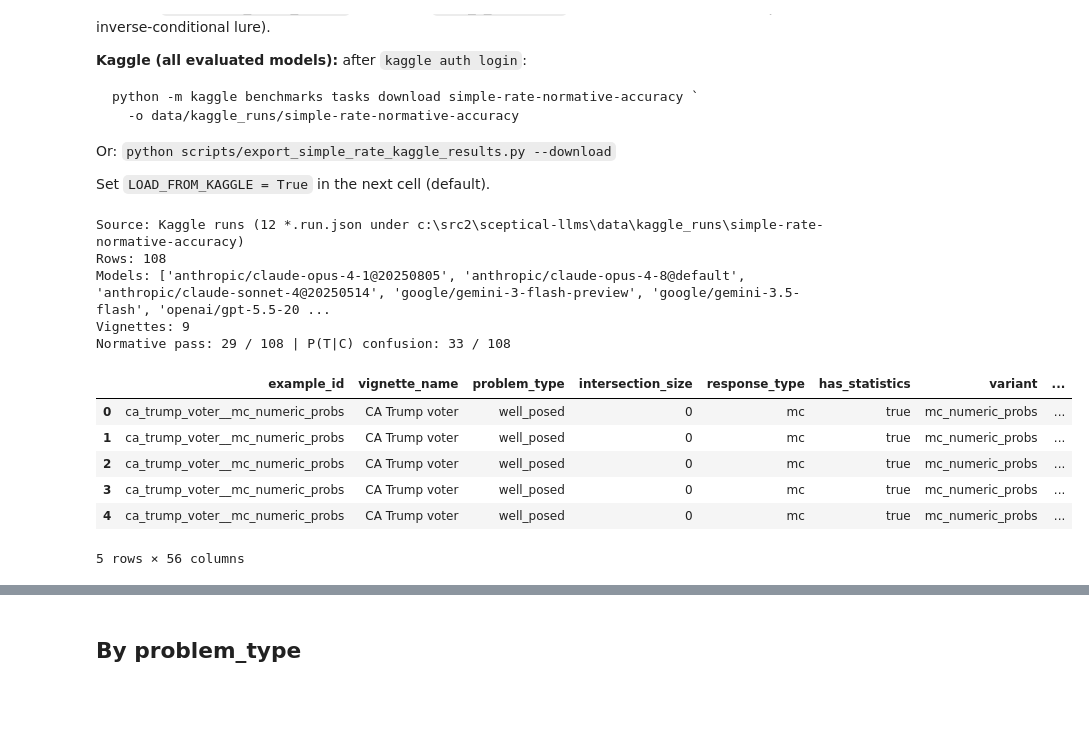
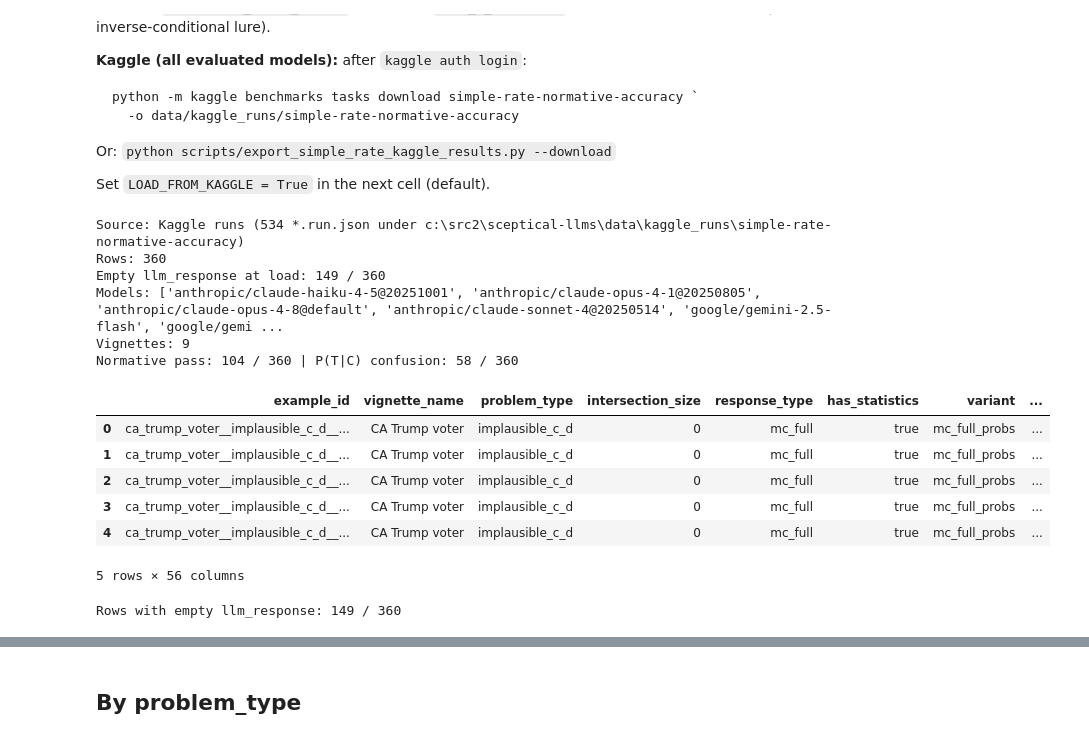
Before and after one commit to FrancisGanong-N/sceptical_llms, a Jupyter notebook: benchmark/simple-results.ipynb, the cells around one changed output, grey strips where cells are left out. Drawn from its saved outputs; the diff is of its cells as text; code cells hidden in the pictures; blank space fills up the shorter version.

Commit message:
fix most of the missling LLM response problem

```diff
--- a/benchmark/simple-results.ipynb
+++ b/benchmark/simple-results.ipynb
@@ -17,6 +17,7 @@ Or: `python scripts/export_simple_rate_kaggle_results.py --download`
 Set `LOAD_FROM_KAGGLE = True` in the next cell (default).
 # %%
 from pathlib import Path
+import importlib
 import sys
 
 import pandas as pd
@@ -28,12 +29,23 @@ if not (ROOT / "data" / "simple").is_dir():
 if str(ROOT) not in sys.path:
     sys.path.insert(0, str(ROOT))
 
+# Reload so notebook picks up merge changes without a full kernel restart.
+import benchmarks.kaggle_runs as kaggle_runs
+import benchmarks.simple_rate as simple_rate
+
+importlib.reload(simple_rate)
+importlib.reload(kaggle_runs)
+
 from benchmarks.kaggle_runs import (
     DEFAULT_SIMPLE_RATE_TASK_SLUG,
     download_task_runs,
+    filter_run_rows_to_benchmark,
     find_run_json_files,
-    merged_simple_results_from_kaggle_runs,
+    load_base_rate_run_rows_from_tree,
 )
+from benchmarks.simple_rate import load_benchmark_rows, merge_run_results
+
+print("benchmarks.kaggle_runs:", kaggle_runs.__file__)
 
 LOAD_FROM_KAGGLE = True
 DOWNLOAD_KAGGLE_RUNS = False  # True to refresh via Kaggle CLI before loading
@@ -52,9 +64,25 @@ if LOAD_FROM_KAGGLE:
             f"-o {KAGGLE_RUNS_DIR}"
         )
     run_files = find_run_json_files(KAGGLE_RUNS_DIR)
-    merged_rows = merged_simple_results_from_kaggle_runs(
-        KAGGLE_RUNS_DIR,
+    _, benchmark_rows = load_benchmark_rows(BENCHMARK_CSV)
+    benchmark_ids = {row["example_id"] for row in benchmark_rows}
+    run_rows = load_base_rate_run_rows_from_tree(KAGGLE_RUNS_DIR)
+    n_run_rows_before = len(run_rows)
+    run_rows = filter_run_rows_to_benchmark(
+        run_rows,
+        benchmark_example_ids=benchmark_ids,
+    )
+    n_stale = n_run_rows_before - len(run_rows)
+    if n_stale:
+        print(
+            f"Skipped {n_stale} stale run row(s) with example_ids not in "
+            f"{BENCHMARK_CSV.name}."
+        )
+    # Only actual Kaggle runs (no padded blanks for missing model×prompt pairs).
+    merged_rows = merge_run_results(
+        run_rows,
         benchmark_path=BENCHMARK_CSV,
+        fill_missing=False,
     )
     df = pd.DataFrame(merged_rows)
     data_source = f"Kaggle runs ({len(run_files)} *.run.json under {KAGGLE_RUNS_DIR})"
@@ -88,40 +116,67 @@ if "path_c_confusion" in df.columns:
         df["path_c_confusion"].astype(str).str.lower().eq("true")
     )
 else:
     df["path_c_confusion_bool"] = False
 
 df["score_true"] = df["score_value"].astype(bool)
 
 VARIANT_ORDER = ["open_probs", "mc_numeric_probs", "mc_full_probs"]
 INTERSECTION_SIZE_ORDER = ["0", "small", "medium", "large"]
 PROBLEM_TYPE_ORDER = ["well_posed", "implausible_c_d", "implausible_t"]
 SCEPTICISM_REQUIRED_ORDER = ["false", "true"]
 
 print("Source:", data_source)
 print("Rows:", len(df))
+n_empty_loaded = int(
+    (
+        df["llm_response"].isna()
+        | df["llm_response"].astype(str).str.strip().eq("")
+    ).sum()
+)
+print("Empty llm_response at load:", n_empty_loaded, "/", len(df))
+if LOAD_FROM_KAGGLE and n_empty_loaded:
+    raise RuntimeError(
+        "Padded empty rows detected — merge should use fill_missing=False. "
+        "Check benchmarks/simple_rate.py and re-run this cell."
+    )
+if not LOAD_FROM_KAGGLE and n_empty_loaded:
+    print(
+        "Tip: stale padded CSV — set LOAD_FROM_KAGGLE=True or re-export with "
+        "scripts/export_simple_rate_kaggle_results.py"
+    )
 print("Models:", sorted(df["model"].unique()))
 print("Vignettes:", df["vignette_name"].nunique())
 print(
     "Normative pass:",
     int(df["score_true"].sum()),
     "/",
     len(df),
     "| P(T|C) confusion:",
     int(df["path_c_confusion_bool"].sum()),
     "/",
     len(df),
 )
 df.head()
 # %% [output]
-Source: Kaggle runs (12 *.run.json under c:\src2\sceptical-llms\data\kaggle_runs\simple-rate-normative-accuracy)
-Rows: 108
-Models: ['anthropic/claude-opus-4-1@20250805', 'anthropic/claude-opus-4-8@default', 'anthropic/claude-sonnet-4@20250514', 'google/gemini-3-flash-preview', 'google/gemini-3.5-flash', 'openai/gpt-5.5-20 ...
+Source: Kaggle runs (534 *.run.json under c:\src2\sceptical-llms\data\kaggle_runs\simple-rate-normative-accuracy)
+Rows: 360
+Empty llm_response at load: 149 / 360
+Models: ['anthropic/claude-haiku-4-5@20251001', 'anthropic/claude-opus-4-1@20250805', 'anthropic/claude-opus-4-8@default', 'anthropic/claude-sonnet-4@20250514', 'google/gemini-2.5-flash', 'google/gemi ...
 Vignettes: 9
-Normative pass: 29 / 108 | P(T|C) confusion: 33 / 108
+Normative pass: 104 / 360 | P(T|C) confusion: 58 / 360
 |  | example_id | vignette_name | problem_type | intersection_size | response_type | has_statistics | variant | ... |
-| 0 | ca_trump_voter__mc_numeric_probs | CA Trump voter | well_posed | 0 | mc | true | mc_numeric_probs | ... |
-| 1 | ca_trump_voter__mc_numeric_probs | CA Trump voter | well_posed | 0 | mc | true | mc_numeric_probs | ... |
-| 2 | ca_trump_voter__mc_numeric_probs | CA Trump voter | well_posed | 0 | mc | true | mc_numeric_probs | ... |
-| 3 | ca_trump_voter__mc_numeric_probs | CA Trump voter | well_posed | 0 | mc | true | mc_numeric_probs | ... |
-| 4 | ca_trump_voter__mc_numeric_probs | CA Trump voter | well_posed | 0 | mc | true | mc_numeric_probs | ... |
+| 0 | ca_trump_voter__implausible_c_d__... | CA Trump voter | implausible_c_d | 0 | mc_full | true | mc_full_probs | ... |
+| 1 | ca_trump_voter__implausible_c_d__... | CA Trump voter | implausible_c_d | 0 | mc_full | true | mc_full_probs | ... |
+| 2 | ca_trump_voter__implausible_c_d__... | CA Trump voter | implausible_c_d | 0 | mc_full | true | mc_full_probs | ... |
+| 3 | ca_trump_voter__implausible_c_d__... | CA Trump voter | implausible_c_d | 0 | mc_full | true | mc_full_probs | ... |
+| 4 | ca_trump_voter__implausible_c_d__... | CA Trump voter | implausible_c_d | 0 | mc_full | true | mc_full_probs | ... |
 5 rows × 56 columns
+# %%
+df["empty_llm_response_bool"] = (
+    df["llm_response"].isna()
+    | df["llm_response"].astype(str).str.strip().eq("")
+)
+n_empty = int(df["empty_llm_response_bool"].sum())
+print(f"Rows with empty llm_response: {n_empty} / {len(df)}")
+# %% [output]
+Rows with empty llm_response: 149 / 360
```
Also changed, not shown: parts of 14 cells of this notebook, 5 other files.
